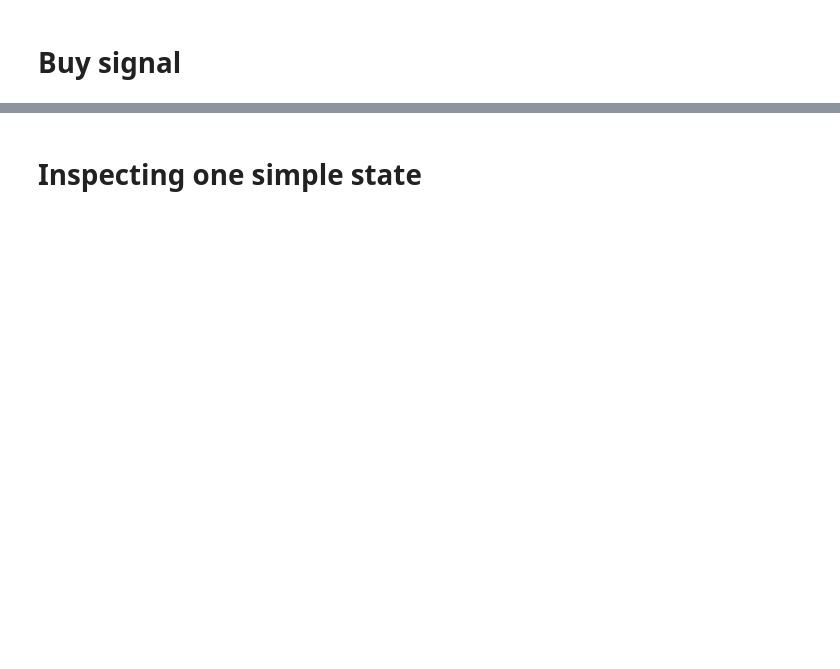
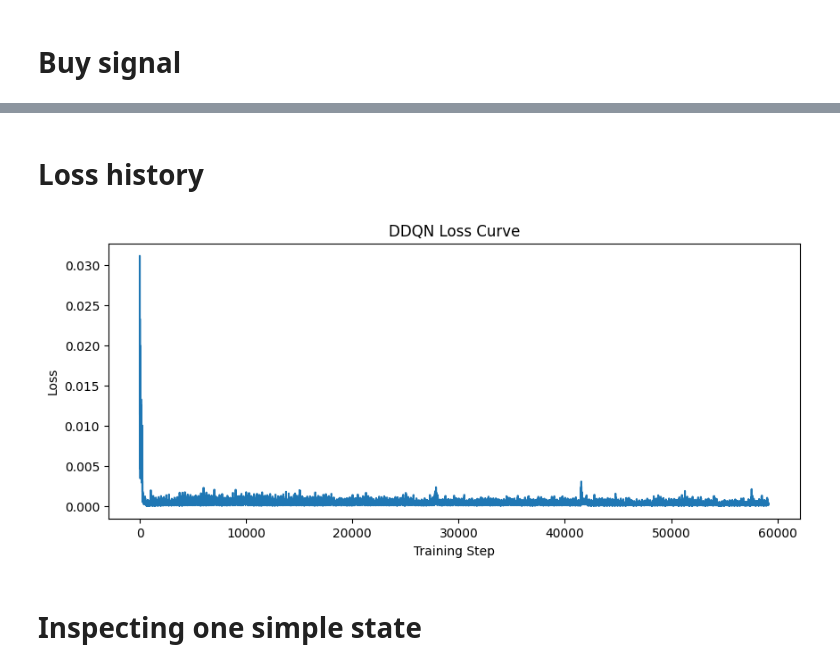
Before and after one commit to jacopoYP/cm_3070_FP, a Jupyter notebook: code/prototype.ipynb, the cells around one changed output, grey strips where cells are left out. Cells and saved outputs as stored; diff of their text form; code cells hidden in the pictures; blank space fills up the shorter version.

```diff
--- a/code/prototype.ipynb
+++ b/code/prototype.ipynb
@@ -192,3 +147,14 @@ plt.show()
+# %% [markdown]
+# Loss history
+# %%
+plt.figure(figsize=(10,4))
+plt.plot(trainer.agent.loss_history)
+plt.title("DDQN Loss Curve")
+plt.xlabel("Training Step")
+plt.ylabel("Loss")
+plt.show()
+# %% [output]
+[figure, added]
 # %% [markdown]
 # Inspecting one simple state
 # %%
```
Also changed, not shown: parts of 7 cells of this notebook, 12 other files.
